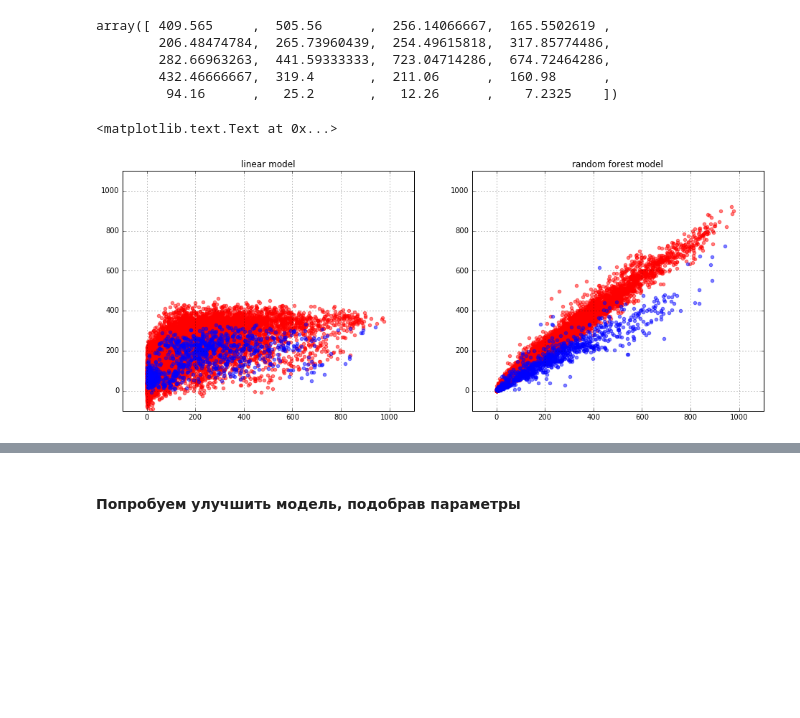
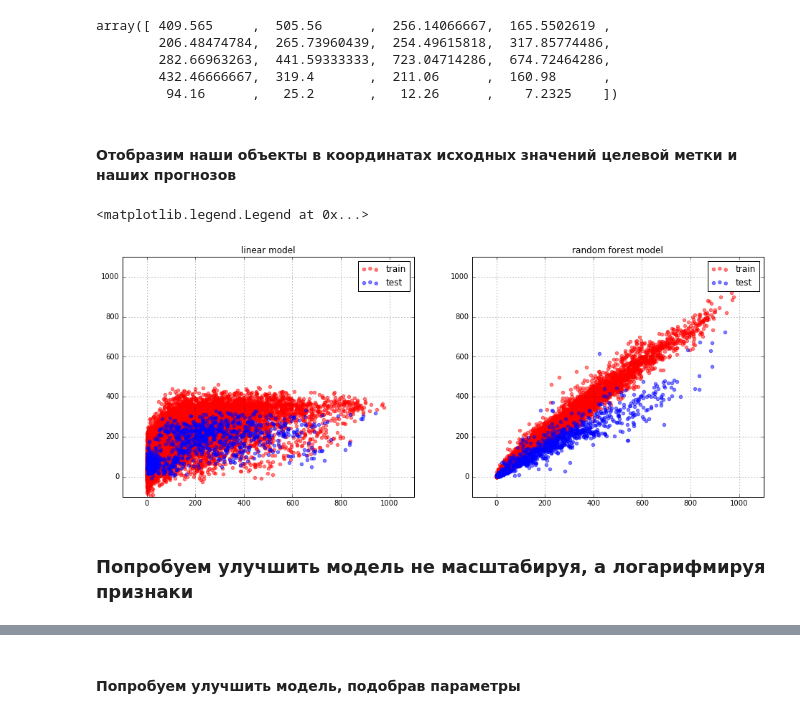
Before and after one commit to Luccifer/Logistics-DataMining, a Jupyter notebook: README.ipynb, the cells around one changed output, grey strips where cells are left out. Cells and saved outputs as stored; diff of their text form; code cells hidden in the pictures; blank space fills up the shorter version.

```diff
--- a/README.ipynb
+++ b/README.ipynb
@@ -597,0 +614,25 @@ pylab.ylim(-100, 1100)
+# %%
+regressor = linear_model.SGDRegressor(random_state=0)
+# %%
+estimator = pipeline.Pipeline(steps = [
+    ('feature_processing', pipeline.FeatureUnion(transformer_list = [
+            #binary
+            ('binary_variables_processing', preprocessing.FunctionTransformer(lambda data: data[:, binary_data_indices])),
+
+            #numeric
+            ('numeric_variables_processing', pipeline.Pipeline(steps = [
+                ('selecting', preprocessing.FunctionTransformer(lambda data: np.log(data[:, numeric_data_indices]+2)))
+#                 ('scaling', preprocessing.StandardScaler(with_mean = 0, with_std = 1))
+                        ])),
+
+            #categorical
+            ('categorical_variables_processing', pipeline.Pipeline(steps = [
+                ('selecting', preprocessing.FunctionTransformer(lambda data: data[:, categorical_data_indices])),
+                ('hot_encoding', preprocessing.OneHotEncoder(handle_unknown = 'ignore'))
+                        ])),
+        ])),
+    ('model_fitting', regressor)
+    ]
+)
+# %%
+estimator.fit(train_data, train_labels)
@@ -647,24 +700,29 @@ array([ 409.565     ,  505.56      ,  256.14066667,  165.5502619 ,
         282.66963263,  441.59333333,  723.04714286,  674.72464286,
         432.46666667,  319.4       ,  211.06      ,  160.98      ,
          94.16      ,   25.2       ,   12.26      ,    7.2325    ])
+# %% [markdown]
+#### Отобразим наши объекты в координатах исходных значений целевой метки и наших прогнозов
 # %%
 pylab.figure(figsize=(16, 6))
 
 pylab.subplot(1,2,1)
 pylab.grid(True)
 pylab.xlim(-100,1100)
 pylab.ylim(-100,1100)
-pylab.scatter(train_labels, grid_cv.best_estimator_.predict(train_data), alpha=0.5, color = 'red')
-pylab.scatter(test_labels, grid_cv.best_estimator_.predict(test_data), alpha=0.5, color = 'blue')
+train_cv = pylab.scatter(train_labels, grid_cv.best_estimator_.predict(train_data), alpha=0.5, color = 'red')
+test_cv = pylab.scatter(test_labels, grid_cv.best_estimator_.predict(test_data), alpha=0.5, color = 'blue')
 pylab.title('linear model')
-
+pylab.legend([train_cv, test_cv], ['train', 'test'])
 pylab.subplot(1,2,2)
 pylab.grid(True)
 pylab.xlim(-100,1100)
 pylab.ylim(-100,1100)
-pylab.scatter(train_labels, estimator.predict(train_data), alpha=0.5, color = 'red')
-pylab.scatter(test_labels, estimator.predict(test_data), alpha=0.5, color = 'blue')
+train_est = pylab.scatter(train_labels, estimator.predict(train_data), alpha=0.5, color = 'red')
+test_est = pylab.scatter(test_labels, estimator.predict(test_data), alpha=0.5, color = 'blue')
 pylab.title('random forest model')
+pylab.legend([train_est, test_est], ['train', 'test'])
 # %% [output]
-<matplotlib.text.Text at 0x...>
+<matplotlib.legend.Legend at 0x...>
-[figure, old version]
+[figure, new version]
+# %% [markdown]
+### Попробуем улучшить модель не масштабируя, а логарифмируя признаки
```
Also changed, not shown: parts of 48 cells of this notebook.
